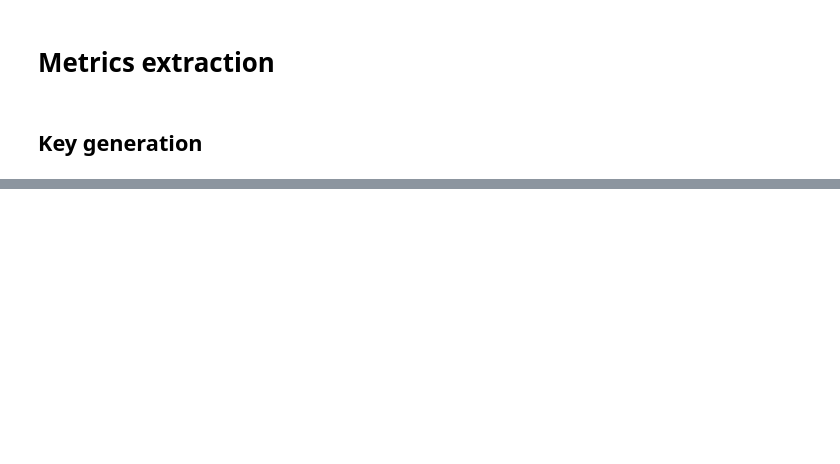
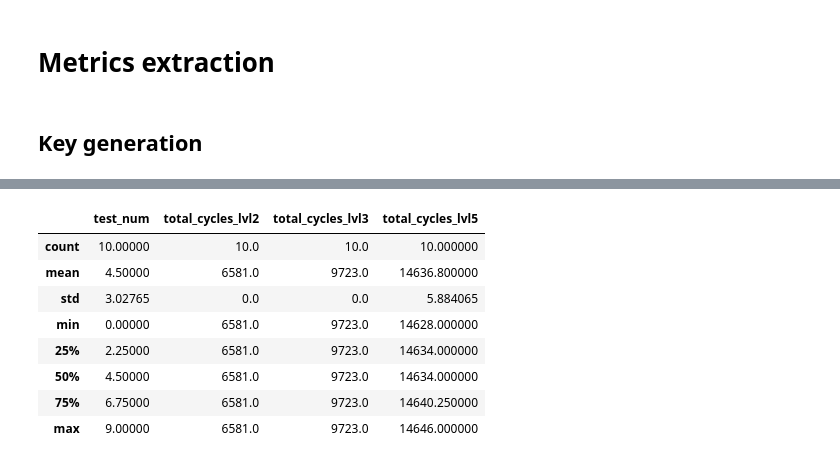
Before and after one commit to franos-cm/dilithium-comparison, a Jupyter notebook: tb/results/data_analysis.ipynb, the cells around one changed output, grey strips where cells are left out. Saved outputs shown, nothing was run; the diff lists cells and outputs as text; code cells hidden in the pictures; blank space fills up the shorter version.

```diff
--- a/tb/results/data_analysis.ipynb
+++ b/tb/results/data_analysis.ipynb
@@ -79,0 +87,12 @@ lr_keygen_df.describe()
+# %%
+hp_verify_df.describe()
+# %% [output]
+|  | test_num | total_cycles_lvl2 | total_cycles_lvl3 | total_cycles_lvl5 |
+| count | 10.00000 | 10.0 | 10.0 | 10.000000 |
+| mean | 4.50000 | 6581.0 | 9723.0 | 14636.800000 |
+| std | 3.02765 | 0.0 | 0.0 | 5.884065 |
+| min | 0.00000 | 6581.0 | 9723.0 | 14628.000000 |
+| 25% | 2.25000 | 6581.0 | 9723.0 | 14634.000000 |
+| 50% | 4.50000 | 6581.0 | 9723.0 | 14634.000000 |
+| 75% | 6.75000 | 6581.0 | 9723.0 | 14640.250000 |
+| max | 9.00000 | 6581.0 | 9723.0 | 14646.000000 |
```
Also changed, not shown: parts of 15 cells of this notebook, 15 other files.
